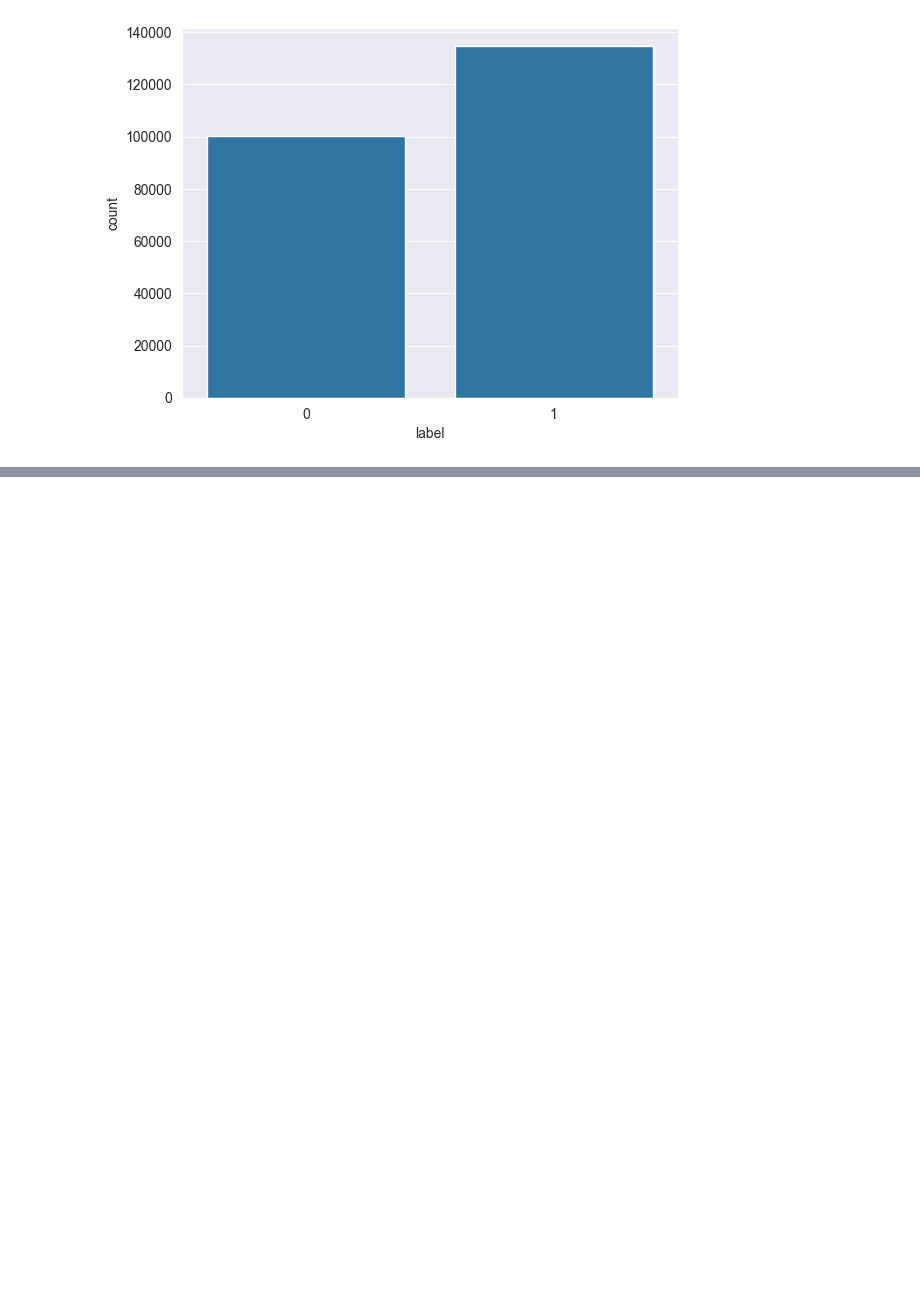
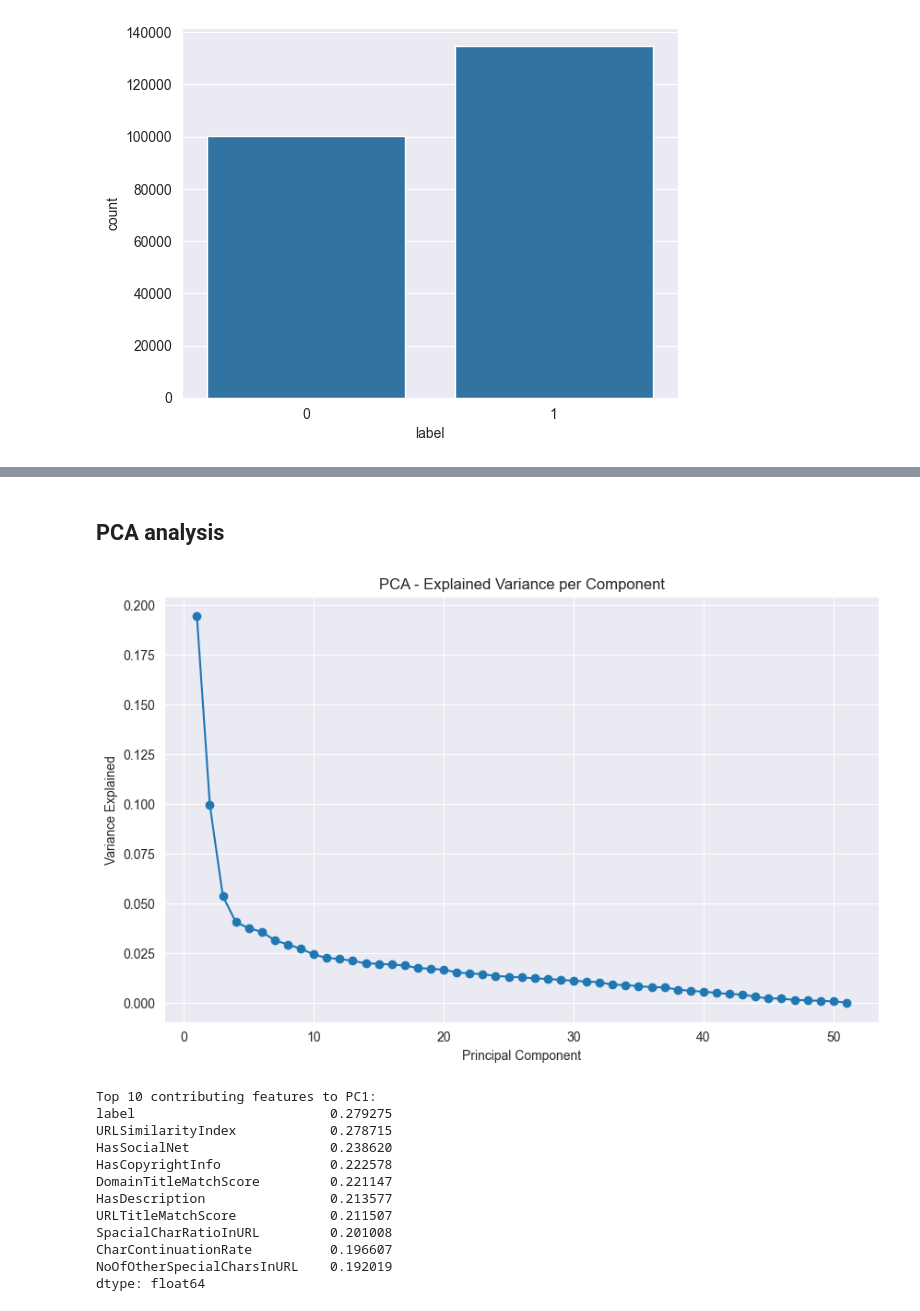
Before and after one commit to gabrielalaa/PhisingDetection, a Jupyter notebook: notebooks/new_training_dataset.ipynb, the cells around one changed output, grey strips where cells are left out. Drawn from its saved outputs; the diff is of its cells as text; code cells hidden in the pictures; blank space fills up the shorter version.

```diff
--- a/notebooks/new_training_dataset.ipynb
+++ b/notebooks/new_training_dataset.ipynb
@@ -222,0 +242,43 @@ Training: RandomForestClassifier
+# %% [markdown]
+## PCA analysis
+# %%
+# PCA
+# scale data (very important)
+scaler = StandardScaler()
+scaled_data = scaler.fit_transform(df)
+
+pca = PCA()
+pca.fit(scaled_data)
+
+# variance explained by each pc
+explained_variance = pca.explained_variance_ratio_
+
+# explained variance
+plt.figure(figsize=(10, 6))
+plt.plot(range(1, len(explained_variance) + 1), explained_variance, marker='o')
+plt.xlabel("Principal Component")
+plt.ylabel("Variance Explained")
+plt.title("PCA - Explained Variance per Component")
+plt.grid(True)
+plt.show()
+
+
+# top contributors to PC1
+loading_scores = pd.Series(pca.components_[0], index=df.columns)
+top_features = loading_scores.abs().sort_values(ascending=False).head(10)
+print("Top 10 contributing features to PC1:")
+print(top_features)
+# %% [output]
+[figure, added]
+Top 10 contributing features to PC1:
+label                         0.279275
+URLSimilarityIndex            0.278715
+HasSocialNet                  0.238620
+HasCopyrightInfo              0.222578
+DomainTitleMatchScore         0.221147
+HasDescription                0.213577
+URLTitleMatchScore            0.211507
+SpacialCharRatioInURL         0.201008
+CharContinuationRate          0.196607
+NoOfOtherSpecialCharsInURL    0.192019
+dtype: float64
```
Also changed, not shown: parts of 14 cells of this notebook.
